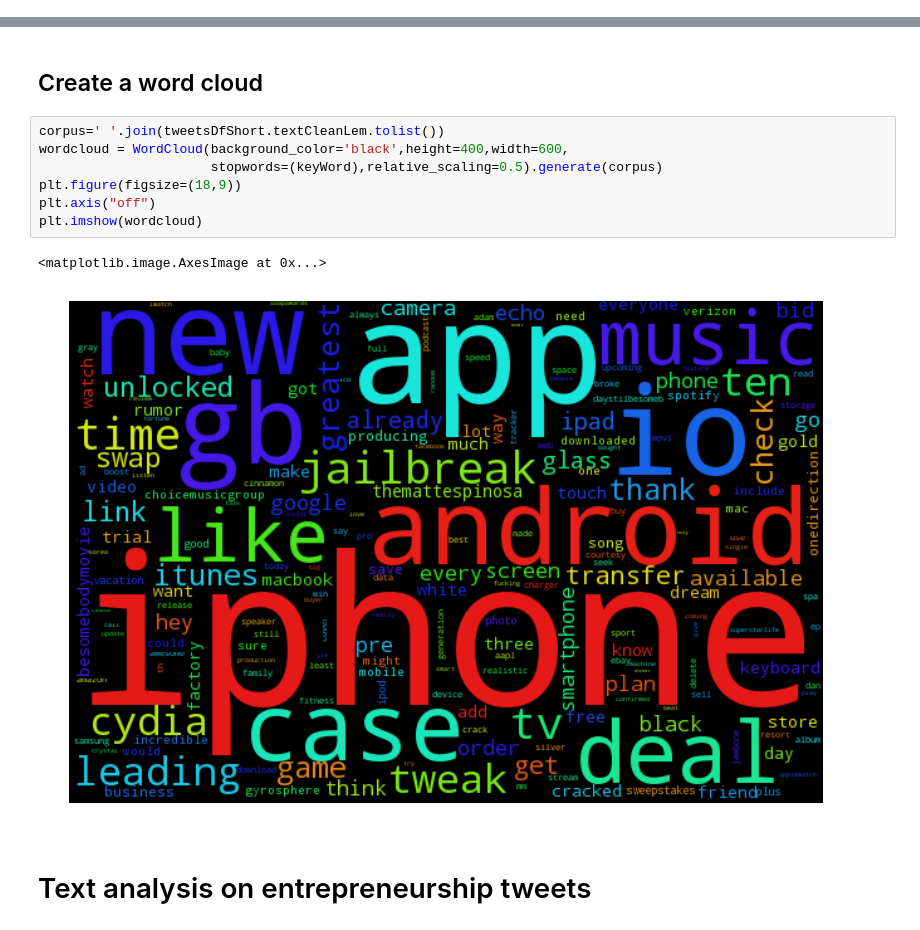
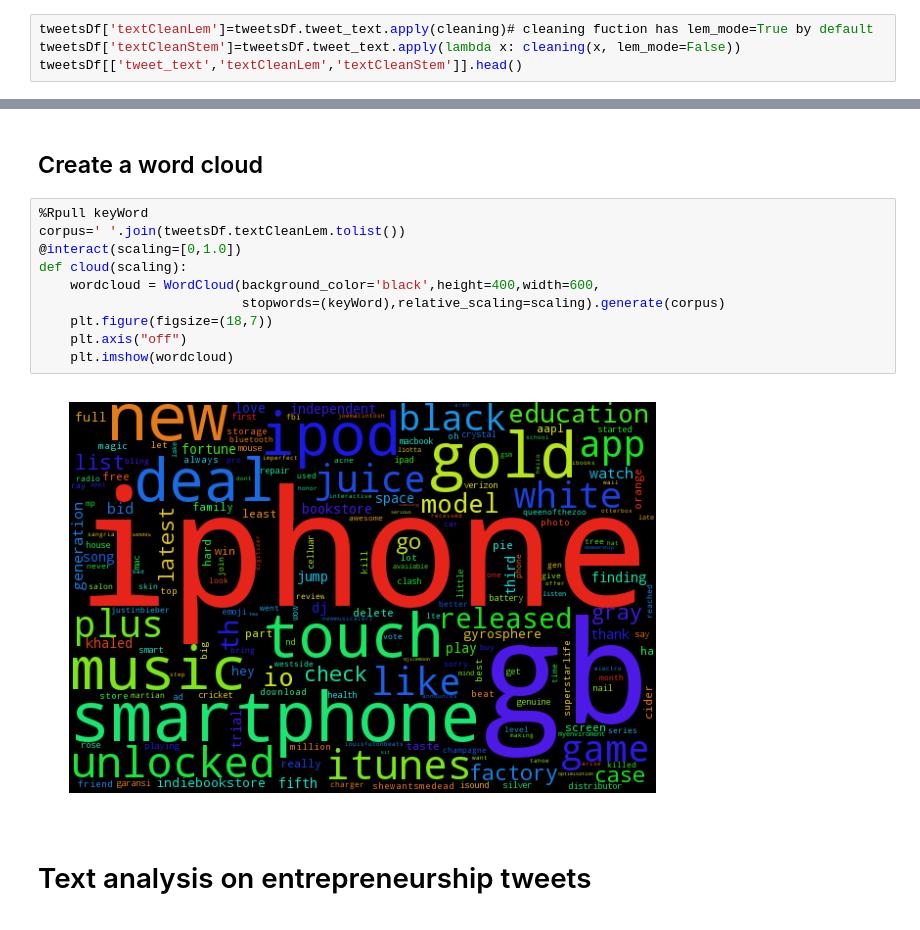
Before and after one commit to AndreyKarasev/Data_Science_Class, a Jupyter notebook: Twitter.ipynb, the cells around one changed output, grey strips where cells are left out. Cells and saved outputs as stored; diff of their text form.

```diff
--- a/Twitter.ipynb
+++ b/Twitter.ipynb
@@ -146,0 +193,4 @@ tweetsDfShort[['text','textCleanLem','textCleanStem']].head()
+# %%
+tweetsDf['textCleanLem']=tweetsDf.tweet_text.apply(cleaning)# cleaning fuction has lem_mode=True by default
+tweetsDf['textCleanStem']=tweetsDf.tweet_text.apply(lambda x: cleaning(x, lem_mode=False))
+tweetsDf[['tweet_text','textCleanLem','textCleanStem']].head()
@@ -147,15 +204,17 @@ tweetsDfShort[['text','textCleanLem','textCleanStem']].head()
 # %% [markdown]
 ## Create a word cloud
 # %%
-corpus=' '.join(tweetsDfShort.textCleanLem.tolist())
-wordcloud = WordCloud(background_color='black',height=400,width=600,
-                      stopwords=(keyWord),relative_scaling=0.5).generate(corpus)
-plt.figure(figsize=(18,9))
-plt.axis("off")
-plt.imshow(wordcloud)
+%Rpull keyWord
+corpus=' '.join(tweetsDf.textCleanLem.tolist())
+@interact(scaling=[0,1.0])
+def cloud(scaling):
+    wordcloud = WordCloud(background_color='black',height=400,width=600,
+                          stopwords=(keyWord),relative_scaling=scaling).generate(corpus)
+    plt.figure(figsize=(18,7))
+    plt.axis("off")
+    plt.imshow(wordcloud)
 # %% [output]
-<matplotlib.image.AxesImage at 0x...>
-[figure, old version]
+[figure, new version]
 # %% [markdown]
 # Text analysis on entrepreneurship tweets
 # %% [markdown]
```
Also changed, not shown: parts of 17 cells of this notebook.
